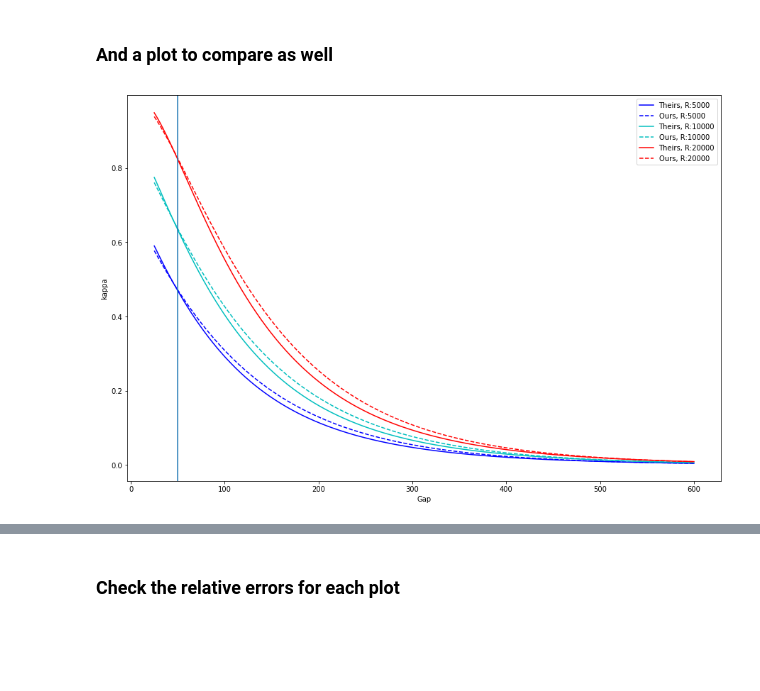
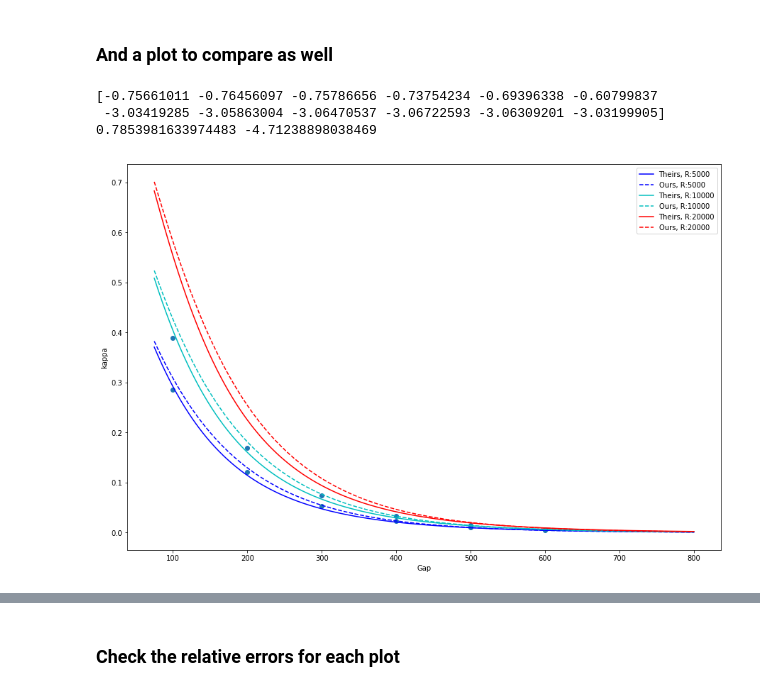
Before and after one commit to BYUCamachoLab/SiPANN, a Jupyter notebook: examples/directionalCoupler.ipynb, the cells around one changed output, grey strips where cells are left out. Cells and saved outputs as stored; diff of their text form; code cells hidden in the pictures; blank space fills up the shorter version.

```diff
--- a/examples/directionalCoupler.ipynb
+++ b/examples/directionalCoupler.ipynb
@@ -34,24 +35,72 @@ ge, theirs: 0.011898    ours: 0.009947852689947467      difference: 0.0019501473
 go, theirs: 0.006601    ours: 0.007268492051252906      difference: 0.000667492051252906
 # %% [markdown]
 ### And a plot to compare as well
+# %%
+# directory = 'meepData/'
+# for root, dirs, file in os.walk(directory):
+#     for filename in file:
+#         print(filename)
+scattered = []
+data = np.load('meepData2/job_5_0.1_.npy')
+scattered.append([100, data[1], data[0]])
+data = np.load('meepData2/job_5_0.2_.npy')
+scattered.append([200, data[1], data[0]])
+data = np.load('meepData2/job_5_0.3_.npy')
+scattered.append([300, data[1], data[0]])
+data = np.load('meepData2/job_5_0.4_.npy')
+scattered.append([400, data[1], data[0]])
+data = np.load('meepData2/job_5_0.5_.npy')
+scattered.append([500, data[1], data[0]])
+data = np.load('meepData2/job_5_0.6_.npy')
+scattered.append([600, data[1], data[0]])
+
+
+data = np.load('meepData2/job_10_0.1_.npy')
+scattered.append([100, data[1], data[0]])
+data = np.load('meepData2/job_10_0.2_.npy')
+scattered.append([200, data[1], data[0]])
+data = np.load('meepData2/job_10_0.3_.npy')
+scattered.append([300, data[1], data[0]])
+data = np.load('meepData2/job_10_0.4_.npy')
+scattered.append([400, data[1], data[0]])
+data = np.load('meepData2/job_10_0.5_.npy')
+scattered.append([500, data[1], data[0]])
+data = np.load('meepData2/job_10_0.6_.npy')
+scattered.append([600, data[1], data[0]])
+
+#data = np.load('meepData/job_100.5_.npy')
+#scattered.append([500, np.abs(data[1]), np.abs(data[0])**2])
+#data = np.load('meepData/job_100.7_.npy')
+#scattered.append([700, np.abs(data[1]), np.abs(data[0])**2])
+
+scattered = np.array(scattered)
+#print(scattered)
+
+print(np.angle(scattered[:,1]) - np.angle(scattered[:,2] ))
+print(np.pi/4, -3*np.pi/2)
+# %% [output]
+[-0.75661011 -0.76456097 -0.75786656 -0.73754234 -0.69396338 -0.60799837
+ -3.03419285 -3.05863004 -3.06470537 -3.06722593 -3.06309201 -3.03199905]
+0.7853981633974483 -4.71238898038469
 # %%
 wave = 1550
 w = 450
 t = 220
-dom = np.linspace(25,600,1000)
+dom = np.linspace(75,800,1000)
 r = [5000,10000,20000]
 colors = ['b','c','r']
 
 plt.figure(figsize=(15,10))
 for i in range(3):
     plt.plot(dom, cross_coup.rr_450_220(wave, w, t, r[i], dom),colors[i],label="Theirs, R:"+str(r[i]))
     plt.plot(dom, np.abs(cross_coup.rr(wave, w, t, r[i], dom)),colors[i]+'--',label="Ours, R:"+str(r[i]))
 
+plt.scatter(np.abs(scattered[:,0]), np.abs(scattered[:,2]))
 plt.legend(loc='upper right')
-plt.axvline(50)
+#plt.axvline(50)
 plt.xlabel('Gap')
 plt.ylabel('kappa')
 
 plt.show()
 # %% [output]
-[figure, old version]
+[figure, new version]
```
Also changed, not shown: parts of 3 cells of this notebook.
